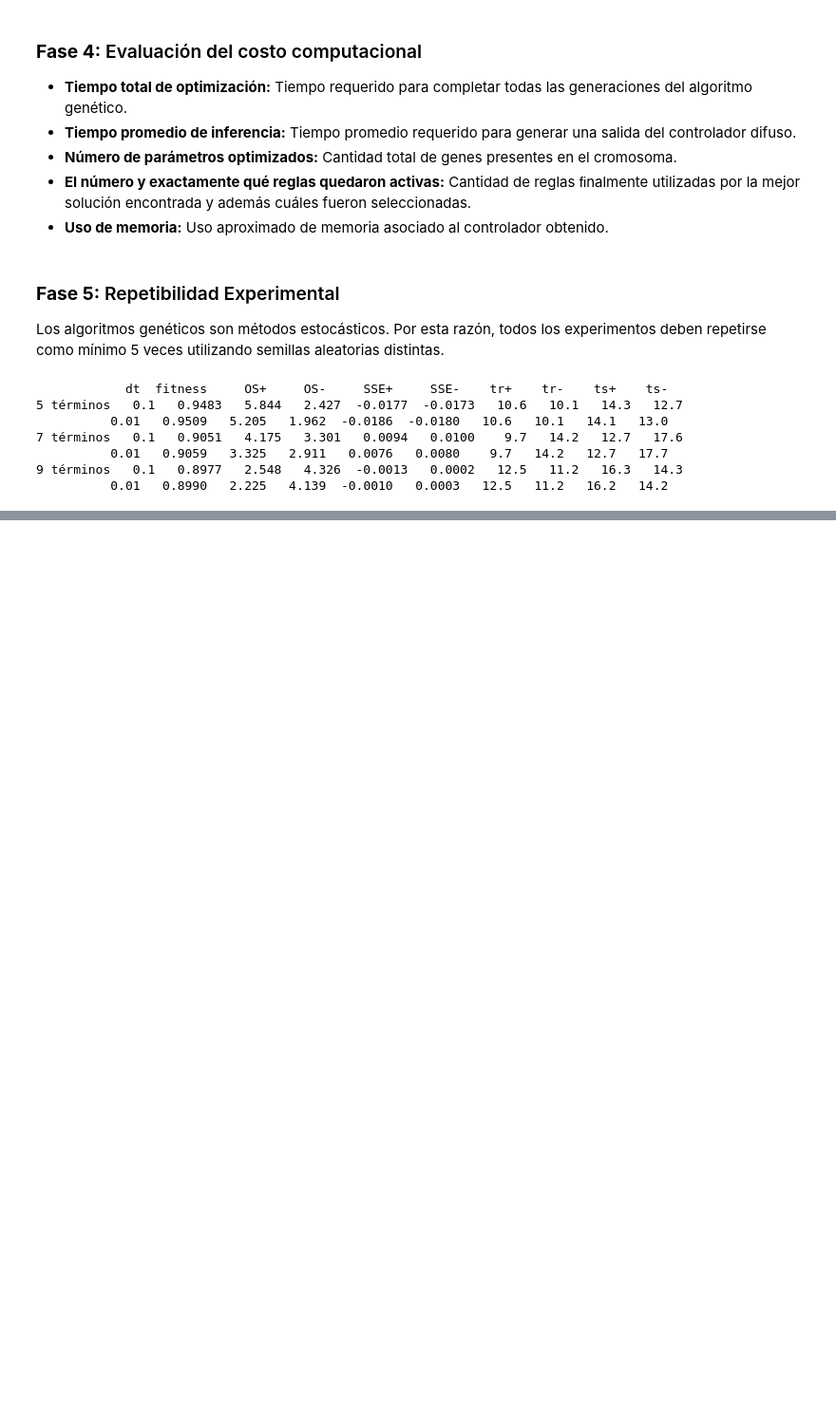
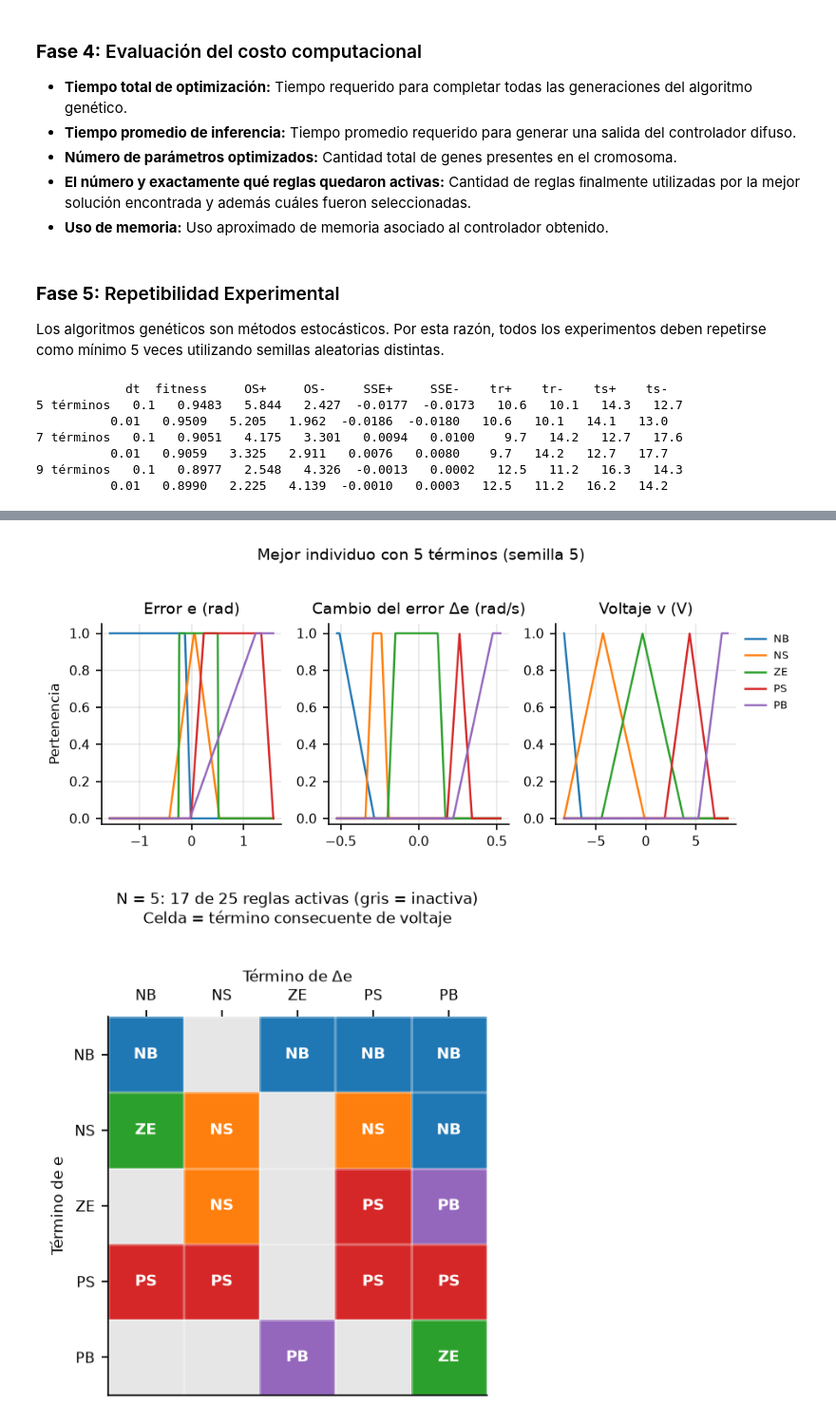
Before and after one commit to jesshdzz/computacion-flexible, a Jupyter notebook: examen2_AG.ipynb, the cells around one changed output, grey strips where cells are left out. Shown at 95% size. Drawn from its saved outputs; the diff is of its cells as text; code cells hidden in the pictures; blank space fills up the shorter version.

```diff
--- a/examen2_AG.ipynb
+++ b/examen2_AG.ipynb
@@ -857,0 +960,36 @@ for n in TERMINOS:
+# %%
+etiquetas_variable = {'error': 'Error e (rad)', 'derror': 'Cambio del error Δe (rad/s)', 'voltage': 'Voltaje v (V)'}
+for n in TERMINOS:
+    mejor = mejores[n]
+    mfs, activas, consecuentes, degeneradas = decodificar(mejor['genes'], n)
+
+    fig, ejes = plt.subplots(1, 3, figsize=(ANCHO, 2.5))
+    for eje, (nombre, minimo, maximo), vertices in zip(ejes, UNIVERSOS, mfs):
+        x = np.linspace(minimo, maximo, 1000)
+        for j, (termino, vertice) in enumerate(zip(NOMBRES[n], vertices)):
+            eje.plot(x, fuzz.trapmf(x, vertice), color=plt.cm.tab10(j), lw=1.2, label=termino)
+        eje.set_title(etiquetas_variable[nombre]); eje.set_ylim(-0.03, 1.05)
+    ejes[0].set_ylabel('Pertenencia')
+    ejes[2].legend(ncol=2 if n > 5 else 1, frameon=False, fontsize=6, loc='upper left', bbox_to_anchor=(1.0, 1.0))
+    fig.suptitle(f'Mejor individuo con {n} términos (semilla {mejor["semilla"]})', fontsize=9, y=1.03)
+    fig.tight_layout(); guardar(fig, f'fig09_mf_mejor_{n}')
+
+    matriz = np.where(activas == 1, consecuentes, -1)           # -1 = regla inactiva; si no, índice del término consecuente
+    lado = {5: 3.6, 7: 4.6, 9: 5.6}[n]
+    fig, eje = plt.subplots(figsize=(lado + 0.8, lado)); eje.grid(False)
+    eje.set_facecolor('#e6e6e6')
+    eje.imshow(np.ma.masked_where(matriz < 0, matriz), cmap='tab10', vmin=0, vmax=9, interpolation='nearest')
+    for i in range(n):
+        for j in range(n):
+            if matriz[i, j] >= 0:
+                eje.text(j, i, NOMBRES[n][matriz[i, j]], ha='center', va='center', fontsize=8 if n < 9 else 6.5, weight='bold', color='white')
+    eje.set_xticks(range(n)); eje.set_xticklabels(NOMBRES[n]); eje.set_yticks(range(n)); eje.set_yticklabels(NOMBRES[n])
+    eje.set_xticks(np.arange(-.5, n, 1), minor=True); eje.set_yticks(np.arange(-.5, n, 1), minor=True)
+    eje.grid(which='minor', color='white', lw=1.5); eje.tick_params(which='minor', length=0)
+    eje.set_xlabel('Término de Δe'); eje.set_ylabel('Término de e')
+    eje.set_title(f'N = {n}: {int((matriz >= 0).sum())} de {n * n} reglas activas (gris = inactiva)\nCelda = término consecuente de voltaje', fontsize=8, pad=24)
+    eje.xaxis.tick_top(); eje.xaxis.set_label_position('top')
+    guardar(fig, f'fig10_reglas_{n}')
+# %% [output]
+[figure, added]
+[figure, added]
```
Also changed, not shown: parts of 8 cells of this notebook, 1 other file.
